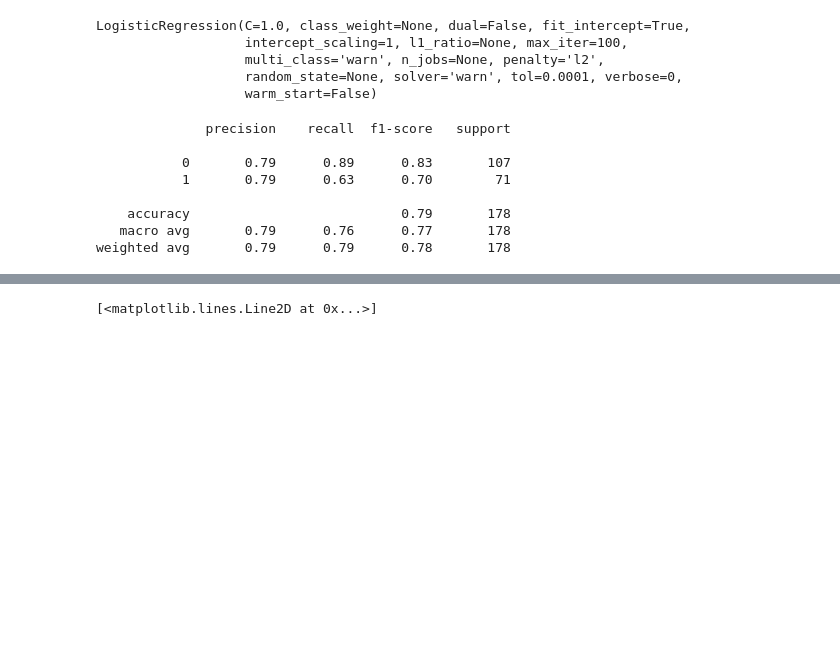
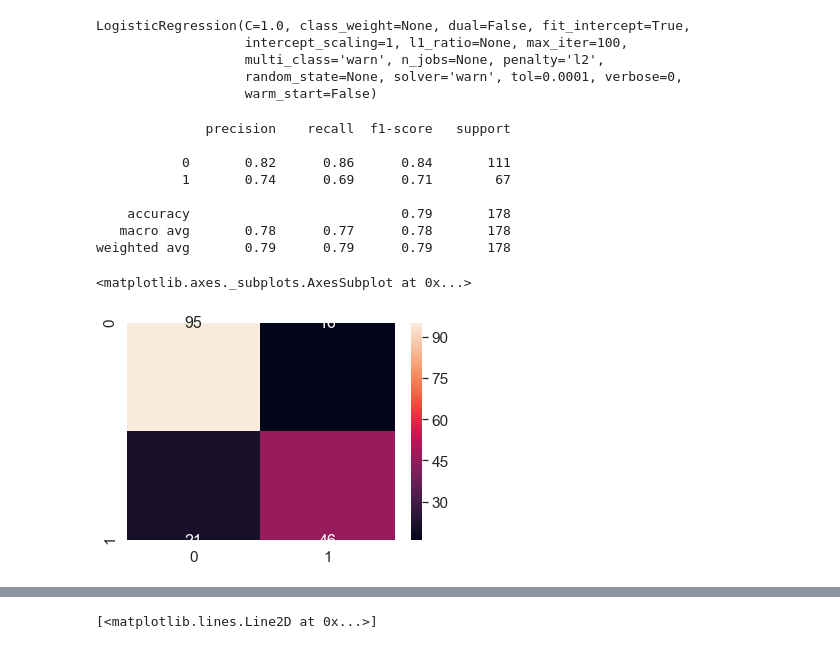
Before and after one commit to rhtm123/DataScience, a Jupyter notebook: 2.3_Logistic_regression.ipynb, the cells around one changed output, grey strips where cells are left out. Cells and saved outputs as stored; diff of their text form; code cells hidden in the pictures; blank space fills up the shorter version.

```diff
--- a/2.3_Logistic_regression.ipynb
+++ b/2.3_Logistic_regression.ipynb
@@ -84,7 +85,7 @@ train['Age'] = train[['Age','Pclass']].apply(impute_age, axis=1)
 # %%
 # train.drop(['Cabin'], axis=1, inplace=True)
 
-train.dropna(inplace=True)
+# train.dropna(inplace=True)
 train.count()
 # %% [output]
 PassengerId    889
@@ -153,15 +152,15 @@ LogisticRegression(C=1.0, class_weight=None, dual=False, fit_intercept=True,
 # prediction
 y_pred = logmodel.predict(X_test)
 # %%
-from sklearn.metrics import classification_report
+from sklearn.metrics import classification_report, confusion_matrix
 
 print(classification_report(y_test,y_pred))
 # %% [output]
               precision    recall  f1-score   support
 
-           0       0.79      0.89      0.83       107
-           1       0.79      0.63      0.70        71
+           0       0.82      0.86      0.84       111
+           1       0.74      0.69      0.71        67
 
     accuracy                           0.79       178
-   macro avg       0.79      0.76      0.77       178
-weighted avg       0.79      0.79      0.78       178
+   macro avg       0.78      0.77      0.78       178
+weighted avg       0.79      0.79      0.79       178
@@ -170,3 +167,10 @@ weighted avg       0.79      0.79      0.78       178
+# %%
+d = confusion_matrix(y_test, y_pred)
+sns.set(font_scale=1.4)#for label size
+sns.heatmap(d, annot=True, annot_kws={"size": 16})
+# %% [output]
+<matplotlib.axes._subplots.AxesSubplot at 0x...>
+[figure, added]
 # %%
 ### y = 1/1+e(-x)
 
```
Also changed, not shown: parts of 8 cells of this notebook, 23 other files.
